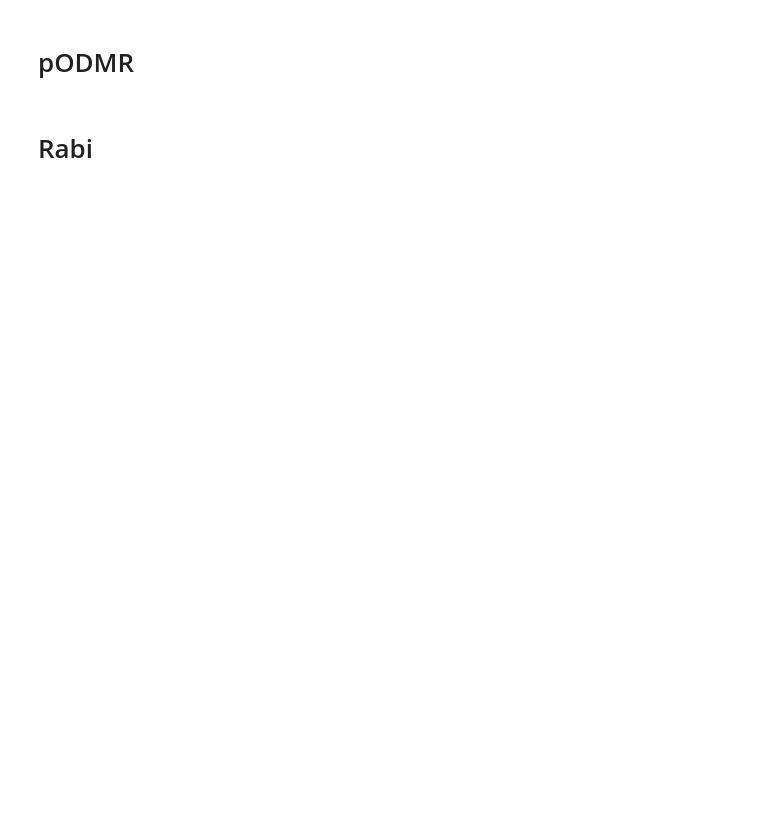
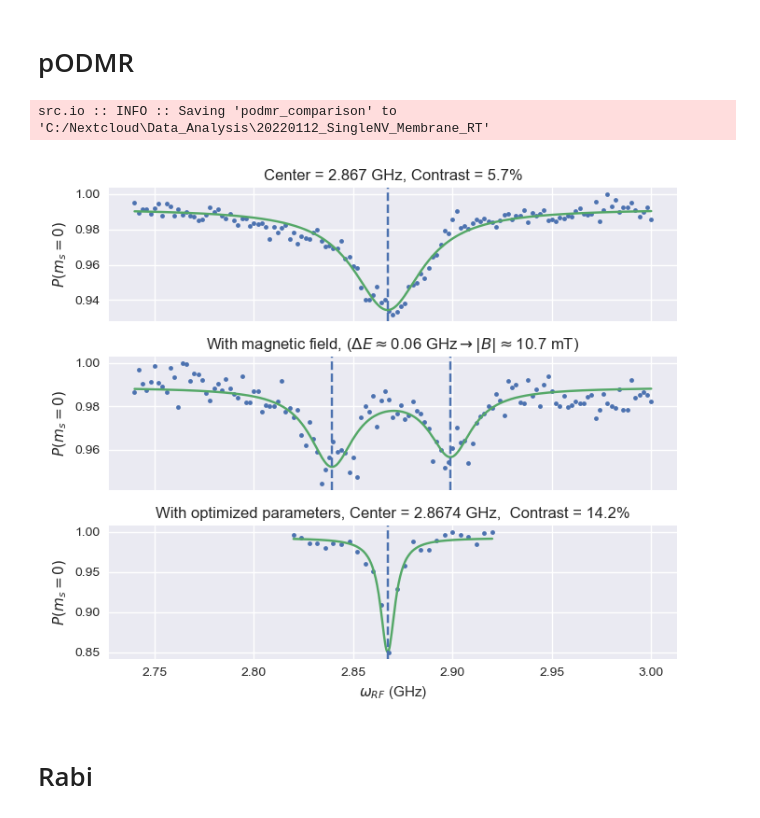
Before and after one commit to dineshpinto/qudi-hira-analysis, a Jupyter notebook: notebooks/20220112_SingleNV_Membrane_RT.ipynb, the cells around one changed output. Saved outputs shown, nothing was run; the diff lists cells and outputs as text; code cells hidden in the pictures; blank space fills up the shorter version.

```diff
--- a/notebooks/20220112_SingleNV_Membrane_RT.ipynb
+++ b/notebooks/20220112_SingleNV_Membrane_RT.ipynb
@@ -212,8 +216,7 @@ y =  df["count data (counts/s)"] / df["count data (counts/s)"].max()
 ax.plot(x, y, ".")
 fit_x, fit_y, result = qft.perform_fit(x, y, "lorentzian", estimator="dip")
 ax.plot(fit_x, fit_y, label=f"{power} dBm")
-ax1.set_title(r"With magnetic field ($B \approx 20 mT$)")
-ax.axvline(result.params["center"], linestyle="--")
+ax.axvline(result.params["center"].value, linestyle="--")
 ax.set_title(f"Center = {result.params['center'].value:.3f} GHz, Contrast = {abs(result.params['amplitude'].value) * 1e2:.1f}%")
 ax.set_ylabel(r"$P (m_s = 0)$")
 
@@ -223,36 +226,39 @@ df = pulsed_odmr_data1[key]["measurement"]["data"]
 params = pulsed_odmr_data1[key]["measurement"]["params"]
 power = params["Microwave Sweep Power (dBm)"]
 
 x = df["frequency (Hz)"] / 1e9
 y =  df["count data (counts/s)"] / df["count data (counts/s)"].max()
 ax1.plot(x, y, ".")
 fit_x, fit_y, result = qft.perform_fit(x, y, "lorentziandouble", estimator="dip")
 ax1.plot(fit_x, fit_y, label=f"{power} dBm")
 delta_e = (result.params["l1_center"].value - result.params["l0_center"].value)
 b_field = delta_e / (2 * 2.8) * 1e3
 ax1.set_title(r"With magnetic field, ($\Delta E \approx$" + f"{delta_e:.2f} GHz" +  r"$ \rightarrow |B| \approx$" + f"{b_field:.1f} mT)")
-ax1.axvline(result.params["l0_center"], linestyle="--")
-ax1.axvline(result.params["l1_center"], linestyle="--")
+ax1.axvline(result.params["l0_center"].value, linestyle="--")
+ax1.axvline(result.params["l1_center"].value, linestyle="--")
 ax1.set_ylabel(r"$P (m_s = 0)$")
 
 
 key = '20220203-1426-03'
 df = pulsed_odmr_data1[key]["measurement"]["data"]
 params = pulsed_odmr_data1[key]["measurement"]["params"]
 power = params["Microwave Sweep Power (dBm)"]
 
 x = df["frequency (Hz)"] / 1e9
 y =  df["count data (counts/s)"] / df["count data (counts/s)"].max()
 ax2.plot(x, y, ".")
 fit_x, fit_y, result = qft.perform_fit(x, y, "lorentzian", estimator="dip")
 ax2.plot(fit_x, fit_y, label=f"{power} dBm")
 ax2.set_title(f"With optimized parameters, Center = {result.params['center'].value:.4f} GHz,  Contrast = {abs(result.params['amplitude'].value) * 1e2:.1f}%")
 ax2.set_xlabel(r"$\omega_{RF}$ (GHz)")
 ax2.set_ylabel(r"$P (m_s = 0)$")
 
-ax2.axvline(result.params["center"], linestyle="--")
+ax2.axvline(result.params["center"].value, linestyle="--")
 fig.tight_layout()
 sio.save_figures("podmr_comparison", FIGURE_FOLDERPATH)
+# %% [output]
+src.io :: INFO :: Saving 'podmr_comparison' to 'C:/Nextcloud\Data_Analysis\20220112_SingleNV_Membrane_RT'
+[figure, added]
 # %% [markdown]
 # Rabi
 # %%
```
Also changed, not shown: parts of 5 cells of this notebook, 4 other files.
